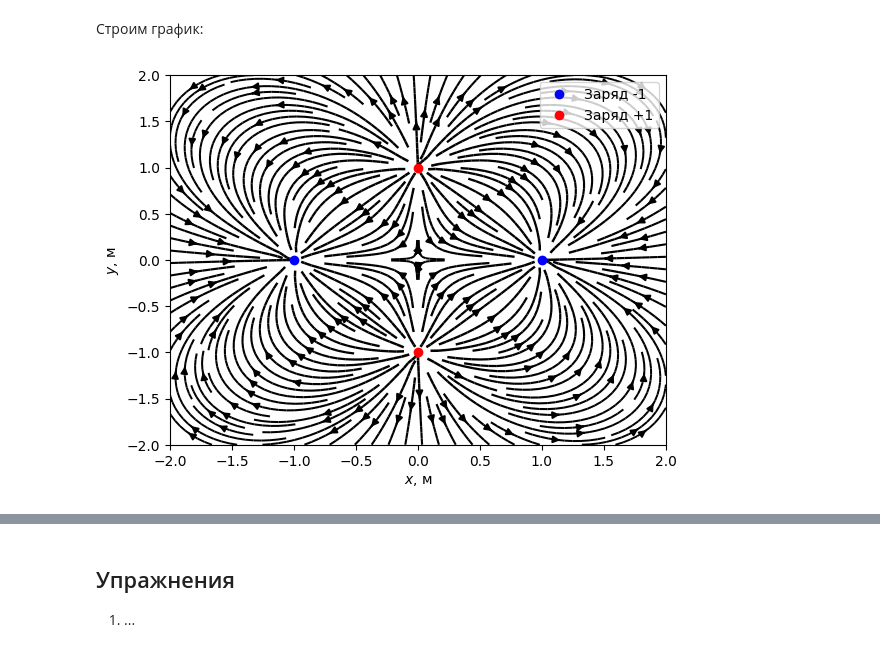
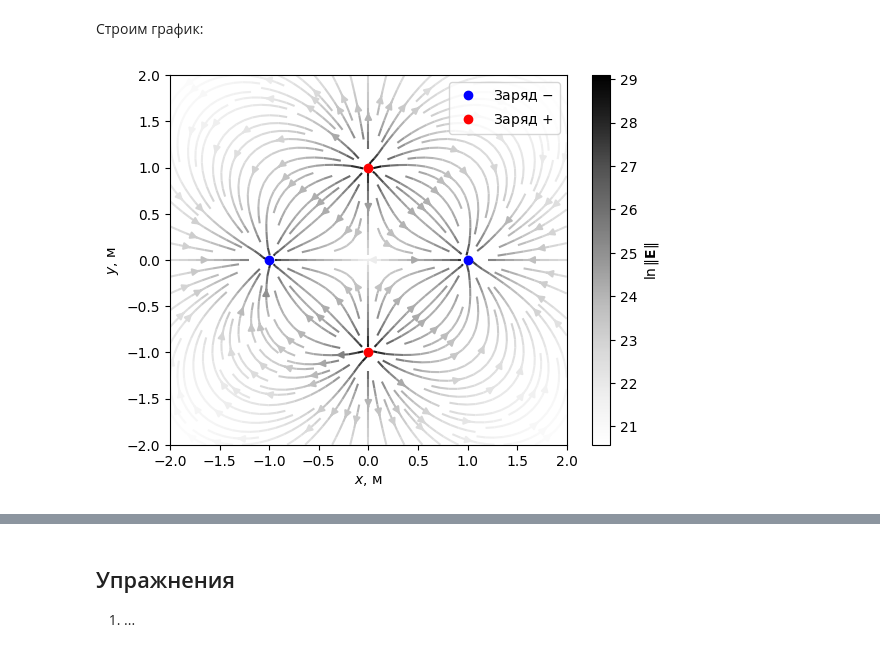
Before and after one commit to unexpectedCoder/sm6-py-cookbook, a Jupyter notebook: book/numerical_physics/vector_fields_visual.ipynb, the cells around one changed output, grey strips where cells are left out. Drawn from its saved outputs; the diff is of its cells as text; code cells hidden in the pictures.

```diff
--- a/book/numerical_physics/vector_fields_visual.ipynb
+++ b/book/numerical_physics/vector_fields_visual.ipynb
@@ -74,7 +74,10 @@ K = 1 / (4*pi*epsilon_0)
 
 Программно опишем поле {eq}`total_field`:
 # %%
-def make_field(qs, rs):
+def make_vector_field(qtopos):
+    qs = qtopos[:, 0]
+    rs = qtopos[:, [1, 2]]
+
     def field(mesh):
         mx, my = mesh
         r = np.vstack([mx.flatten(), my.flatten()])
@@ -222,43 +223,63 @@ y_minmax = -2, 2
 # Разместим 4 заряда в форме креста:
 # - отрицательные заряды - по вертикали;
 # - положительные - по горизонтали
-qs = np.array([-1, -1, 1, 1])
-rs = np.array([[-1, 0], [1, 0], [0, -1], [0, 1]])
+qtopos = np.array([
+    [-1, -1, 0],
+    [-1, 1, 0],
+    [1, 0, -1],
+    [1, 0, 1]
+])
 # %% [markdown]
 Рассчитываем поле:
 # %%
 # Создадим расчётную сетку, разбив оси x и y на 50 точек
 mesh = create_mesh(x_minmax, y_minmax, n=50)
 # Считаем поле в узлах сетки
-E_fun = make_field(qs, rs)
-Ex, Ey = E_fun(mesh)
+E = make_vector_field(qtopos)
 # %% [markdown]
 Строим график:
 # %%
-fig, ax = plt.subplots()
-mx, my = mesh
-# Для переменной величины силовых линий,
-# пропорциональной величине поля
-E_mag = np.sqrt(Ex**2 + Ey**2)
-linewidth = np.log(E_mag) / 15
+def plot_vectorfield_2d(mesh, field,
+                        figax=None, cbar_label="", **kw):
+    if figax is None:
+        fig, ax = plt.subplots()
+    else:
+        fig, ax = fig, ax
+    mx, my = mesh
+    fx, fy = field
+    if "cmap" in kw:
+        stream = ax.streamplot(mx, my, fx, fy, **kw)
+        fig.colorbar(stream.lines, ax=ax, label=cbar_label)
+        return fig, ax
+    ax.streamplot(mx, my, fx, fy, **kw)
+    return fig, ax
+
+
+# Для визуализации величины поля сделаем цвет линий
+# пропорциональным ей
+field = E(mesh)
+Ex, Ey = field
+color = np.log(np.sqrt(Ex**2 + Ey**2))
 # Силовые линии
-ax.streamplot(
-    mx, my, Ex, Ey,
-    density=2, color="k", linewidth=linewidth
+_, ax = plot_vectorfield_2d(
+    mesh,
+    field,
+    density=1.5,
+    color=color,
+    cmap="Greys",
+    cbar_label=r"$\ln{\| \mathbf{E} \|}$"
 )
 # Сами заряды
 ax.plot(
-    rs[:2, 0], rs[:2, 1],
-    ls="", c="blue", marker="o", label="Заряд -1"
+    qtopos[:2, 1], qtopos[:2, 2],
+    ls="", c="blue", marker="o", label="Заряд $-$"
 )
 ax.plot(
-    rs[2:, 0], rs[2:, 1],
-    ls="", c="red", marker="o", label="Заряд +1"
+    qtopos[2:, 1], qtopos[2:, 2],
+    ls="", c="red", marker="o", label="Заряд $+$"
 )
 # И для красоты
-ax.set(
-    xlabel="$x$, м", ylabel="$y$, м"
-)
+ax.set(xlabel="$x$, м", ylabel="$y$, м")
 ax.legend(loc="upper right");
 # %% [output]
-[figure, old version]
+[figure, new version]
```
Also changed, not shown: parts of 8 cells of this notebook, 6 other files.
